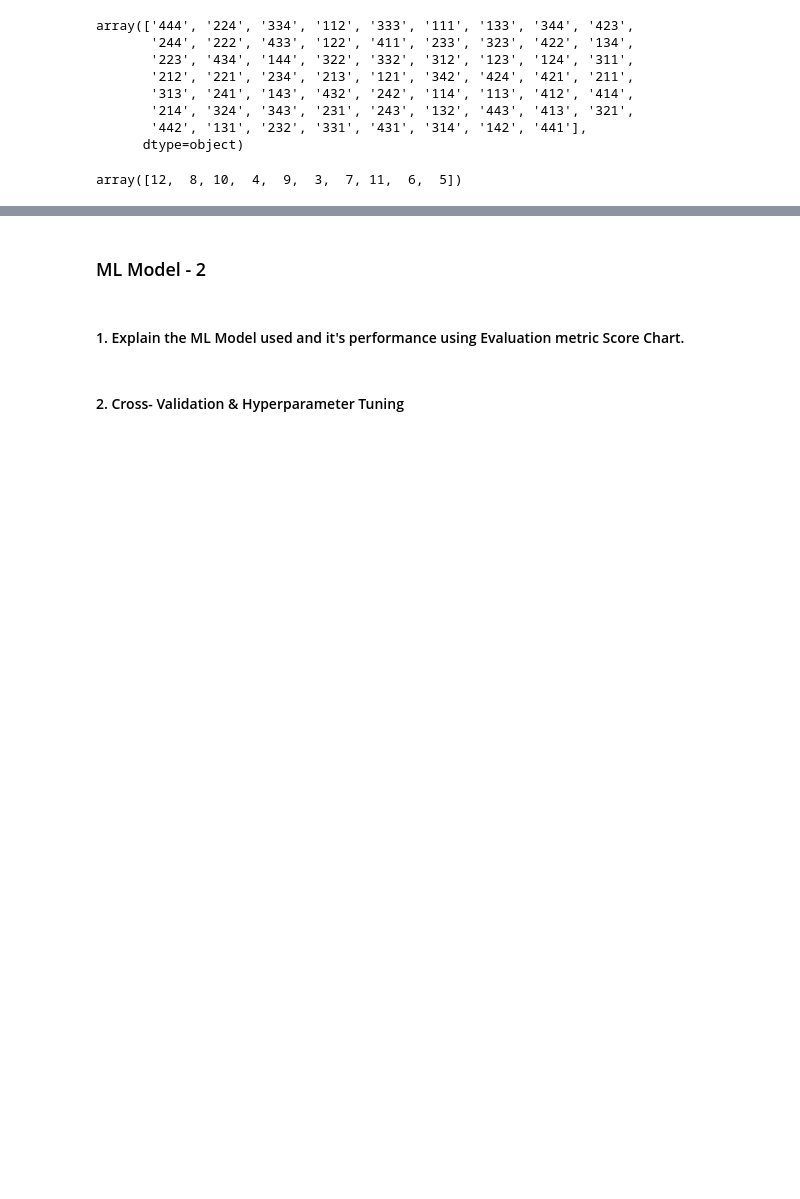
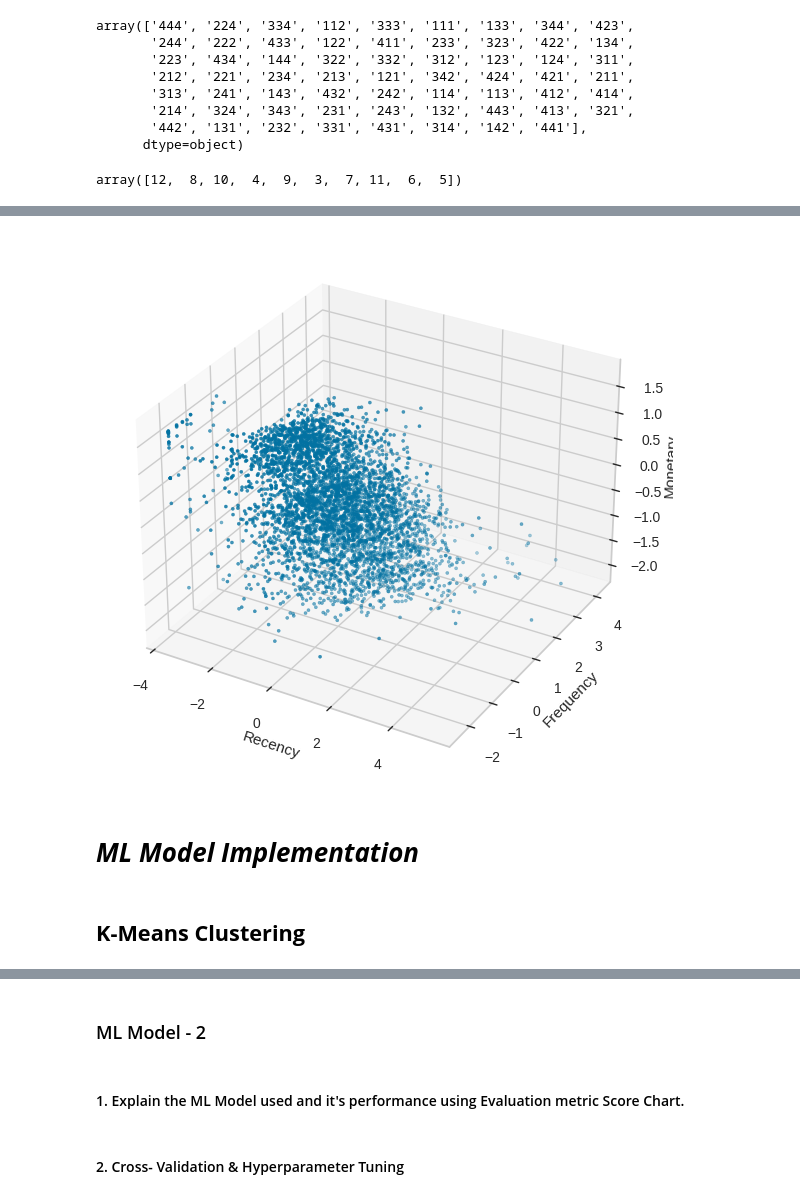
Before and after one commit to kd0176/Online-Retail-Customer-Segmentation, a Jupyter notebook: Online_Retail_Customer_Segmentation.ipynb, the cells around one changed output, grey strips where cells are left out. Cells and saved outputs as stored; diff of their text form; code cells hidden in the pictures; blank space fills up the shorter version.

```diff
--- a/Online_Retail_Customer_Segmentation.ipynb
+++ b/Online_Retail_Customer_Segmentation.ipynb
@@ -1641,0 +1597,29 @@ Answer Here.
+# %%
+# Importing Library for 3D plot
+from mpl_toolkits.mplot3d import Axes3D
+
+# set fig size
+fig=plt.figure(figsize=(10,7))
+
+# syntax for 3-D plotting
+ax=fig.add_subplot(projection='3d')
+
+# syntax for plotting
+x = trans_df.Recency
+y = trans_df.Frequency
+z = trans_df.Monetary
+ax.scatter(x,y,z,s=5)
+
+# set x, y & z label
+ax.set_xlabel('Recency')
+ax.set_ylabel('Frequency')
+ax.set_zlabel('Monetary')
+
+# show the plot
+plt.show()
+# %% [output]
+[figure, added]
+# %% [markdown]
+# ***ML Model Implementation***
+# %% [markdown]
+## **K-Means Clustering**
```
Also changed, not shown: parts of 39 cells of this notebook.
